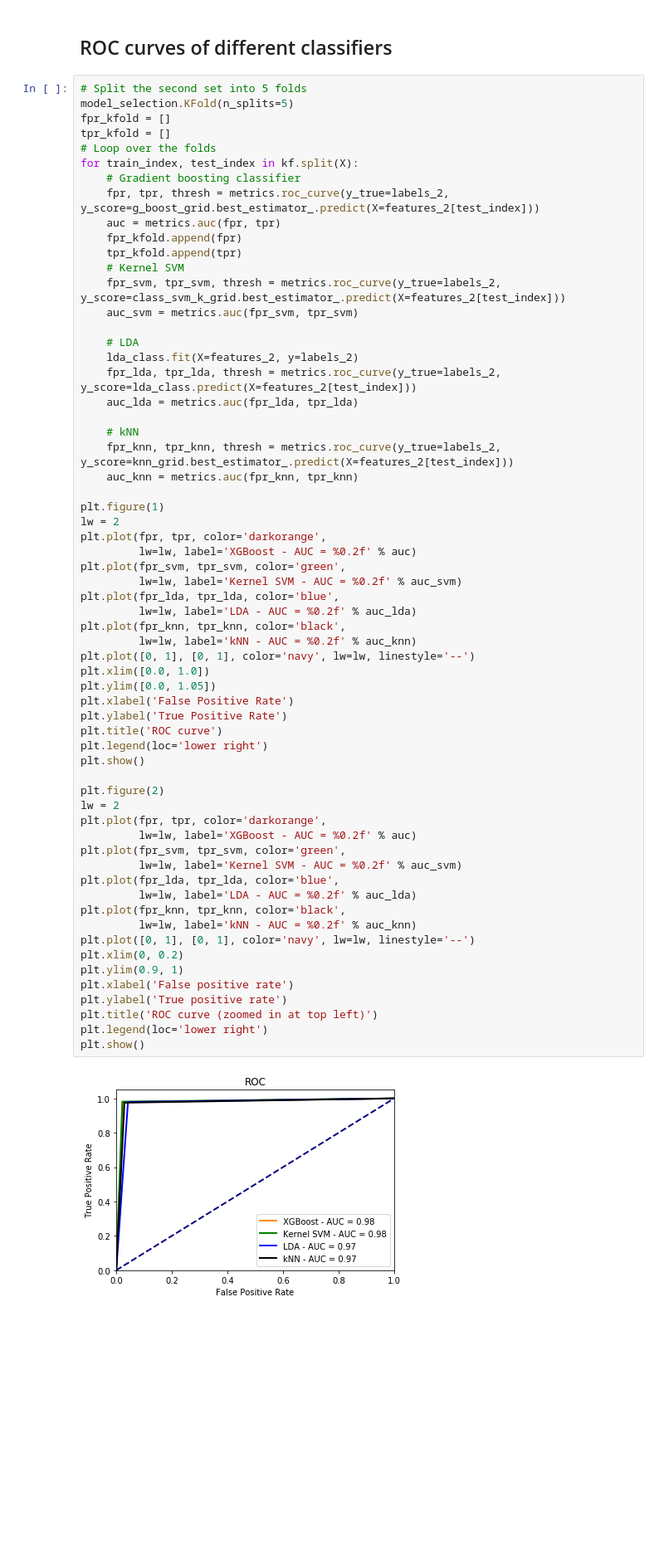
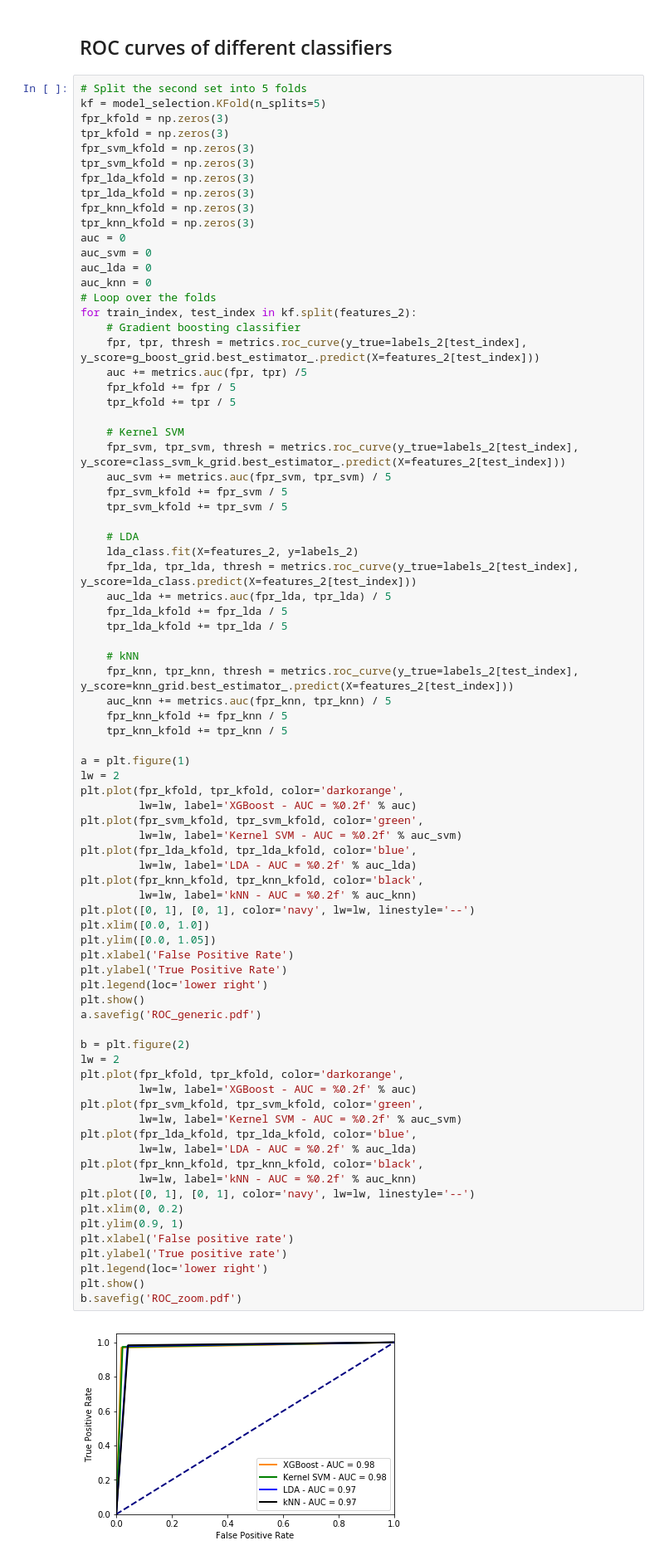
Before and after one commit to AdriBesson/Statistical_learning_course, a Jupyter notebook: project/Gender recognition by voice - Classification with 50-50 split.ipynb, the cells around one changed output. Shown at 83% size. Saved outputs shown, nothing was run; the diff lists cells and outputs as text; blank space fills up the shorter version.

```diff
--- a/project/Gender recognition by voice - Classification with 50-50 split.ipynb
+++ b/project/Gender recognition by voice - Classification with 50-50 split.ipynb
@@ -264,65 +264,82 @@ Classification loss - Bagging: 3.4726270814199545 %
 ## ROC curves of different classifiers
 # %%
 # Split the second set into 5 folds
-model_selection.KFold(n_splits=5)
-fpr_kfold = []
-tpr_kfold = []
+kf = model_selection.KFold(n_splits=5)
+fpr_kfold = np.zeros(3)
+tpr_kfold = np.zeros(3)
+fpr_svm_kfold = np.zeros(3)
+tpr_svm_kfold = np.zeros(3)
+fpr_lda_kfold = np.zeros(3)
+tpr_lda_kfold = np.zeros(3)
+fpr_knn_kfold = np.zeros(3)
+tpr_knn_kfold = np.zeros(3)
+auc = 0
+auc_svm = 0
+auc_lda = 0
+auc_knn = 0
 # Loop over the folds
-for train_index, test_index in kf.split(X):
+for train_index, test_index in kf.split(features_2):
     # Gradient boosting classifier
-    fpr, tpr, thresh = metrics.roc_curve(y_true=labels_2, y_score=g_boost_grid.best_estimator_.predict(X=features_2[test_index]))
-    auc = metrics.auc(fpr, tpr)
-    fpr_kfold.append(fpr)
-    tpr_kfold.append(tpr)
+    fpr, tpr, thresh = metrics.roc_curve(y_true=labels_2[test_index], y_score=g_boost_grid.best_estimator_.predict(X=features_2[test_index]))
+    auc += metrics.auc(fpr, tpr) /5
+    fpr_kfold += fpr / 5
+    tpr_kfold += tpr / 5
+
     # Kernel SVM
-    fpr_svm, tpr_svm, thresh = metrics.roc_curve(y_true=labels_2, y_score=class_svm_k_grid.best_estimator_.predict(X=features_2[test_index]))
-    auc_svm = metrics.auc(fpr_svm, tpr_svm)
+    fpr_svm, tpr_svm, thresh = metrics.roc_curve(y_true=labels_2[test_index], y_score=class_svm_k_grid.best_estimator_.predict(X=features_2[test_index]))
+    auc_svm += metrics.auc(fpr_svm, tpr_svm) / 5
+    fpr_svm_kfold += fpr_svm / 5
+    tpr_svm_kfold += tpr_svm / 5
 
     # LDA
     lda_class.fit(X=features_2, y=labels_2)
-    fpr_lda, tpr_lda, thresh = metrics.roc_curve(y_true=labels_2, y_score=lda_class.predict(X=features_2[test_index]))
-    auc_lda = metrics.auc(fpr_lda, tpr_lda)
+    fpr_lda, tpr_lda, thresh = metrics.roc_curve(y_true=labels_2[test_index], y_score=lda_class.predict(X=features_2[test_index]))
+    auc_lda += metrics.auc(fpr_lda, tpr_lda) / 5
+    fpr_lda_kfold += fpr_lda / 5
+    tpr_lda_kfold += tpr_lda / 5
 
     # kNN
-    fpr_knn, tpr_knn, thresh = metrics.roc_curve(y_true=labels_2, y_score=knn_grid.best_estimator_.predict(X=features_2[test_index]))
-    auc_knn = metrics.auc(fpr_knn, tpr_knn)
+    fpr_knn, tpr_knn, thresh = metrics.roc_curve(y_true=labels_2[test_index], y_score=knn_grid.best_estimator_.predict(X=features_2[test_index]))
+    auc_knn += metrics.auc(fpr_knn, tpr_knn) / 5
+    fpr_knn_kfold += fpr_knn / 5
+    tpr_knn_kfold += tpr_knn / 5
 
-plt.figure(1)
+a = plt.figure(1)
 lw = 2
-plt.plot(fpr, tpr, color='darkorange',
+plt.plot(fpr_kfold, tpr_kfold, color='darkorange',
          lw=lw, label='XGBoost - AUC = %0.2f' % auc)
-plt.plot(fpr_svm, tpr_svm, color='green',
+plt.plot(fpr_svm_kfold, tpr_svm_kfold, color='green',
          lw=lw, label='Kernel SVM - AUC = %0.2f' % auc_svm)
-plt.plot(fpr_lda, tpr_lda, color='blue',
+plt.plot(fpr_lda_kfold, tpr_lda_kfold, color='blue',
          lw=lw, label='LDA - AUC = %0.2f' % auc_lda)
-plt.plot(fpr_knn, tpr_knn, color='black',
+plt.plot(fpr_knn_kfold, tpr_knn_kfold, color='black',
          lw=lw, label='kNN - AUC = %0.2f' % auc_knn)
 plt.plot([0, 1], [0, 1], color='navy', lw=lw, linestyle='--')
 plt.xlim([0.0, 1.0])
 plt.ylim([0.0, 1.05])
 plt.xlabel('False Positive Rate')
 plt.ylabel('True Positive Rate')
-plt.title('ROC curve')
 plt.legend(loc='lower right')
 plt.show()
+a.savefig('ROC_generic.pdf')
 
-plt.figure(2)
+b = plt.figure(2)
 lw = 2
-plt.plot(fpr, tpr, color='darkorange',
+plt.plot(fpr_kfold, tpr_kfold, color='darkorange',
          lw=lw, label='XGBoost - AUC = %0.2f' % auc)
-plt.plot(fpr_svm, tpr_svm, color='green',
+plt.plot(fpr_svm_kfold, tpr_svm_kfold, color='green',
          lw=lw, label='Kernel SVM - AUC = %0.2f' % auc_svm)
-plt.plot(fpr_lda, tpr_lda, color='blue',
+plt.plot(fpr_lda_kfold, tpr_lda_kfold, color='blue',
          lw=lw, label='LDA - AUC = %0.2f' % auc_lda)
-plt.plot(fpr_knn, tpr_knn, color='black',
+plt.plot(fpr_knn_kfold, tpr_knn_kfold, color='black',
          lw=lw, label='kNN - AUC = %0.2f' % auc_knn)
 plt.plot([0, 1], [0, 1], color='navy', lw=lw, linestyle='--')
 plt.xlim(0, 0.2)
 plt.ylim(0.9, 1)
 plt.xlabel('False positive rate')
 plt.ylabel('True positive rate')
-plt.title('ROC curve (zoomed in at top left)')
 plt.legend(loc='lower right')
 plt.show()
+b.savefig('ROC_zoom.pdf')
 # %% [output]
-[figure, old version]
+[figure, new version]
```
Also changed, not shown: parts of 17 cells of this notebook, 7 other files.
